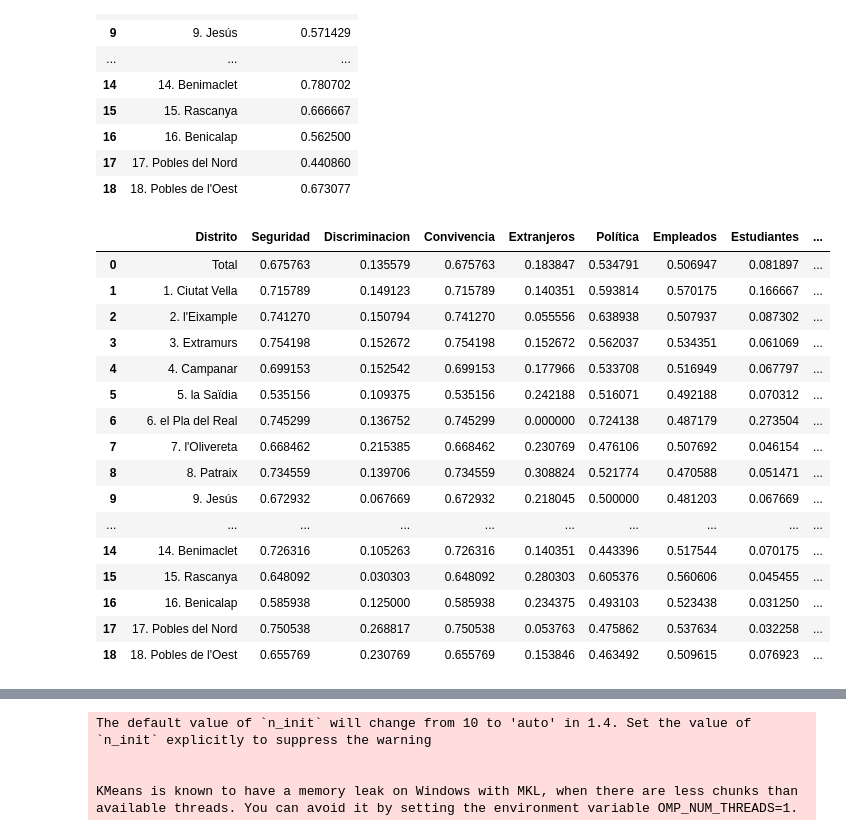
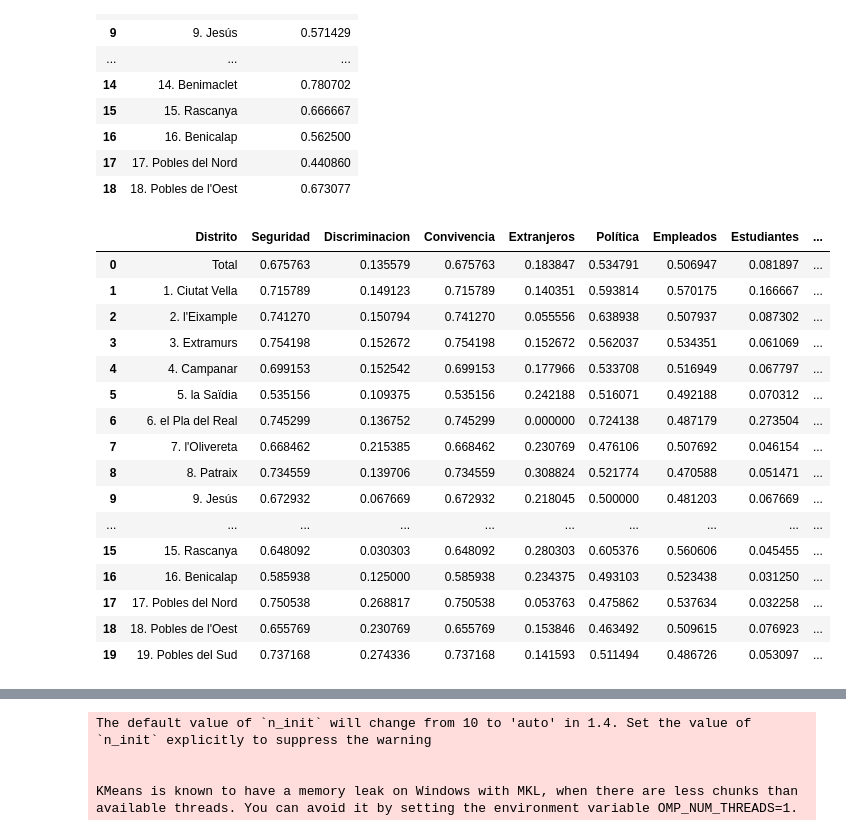
Before and after one commit to esedesam/mcd-nlp-proyecto, a Jupyter notebook: plantilla.ipynb, the cells around one changed output, grey strips where cells are left out. Drawn from its saved outputs; the diff is of its cells as text; code cells hidden in the pictures.

```diff
--- a/plantilla.ipynb
+++ b/plantilla.ipynb
@@ -518,39 +518,39 @@ df_drogas.head(19)
 
 df = pd.merge(df_seguridad, df_discrimin, on='Distrito')
 df = pd.merge(df, df_convivenc, on='Distrito')
 df = pd.merge(df, df_extranjer, on='Distrito')
 df = pd.merge(df, df_op_politi, on='Distrito')
 df = pd.merge(df, df_s_laboral, on='Distrito')
 df = pd.merge(df, df_ingresos, on='Distrito')
 df = pd.merge(df, df_permanencia, on='Distrito')
 df = pd.merge(df, df_satisfacc, on='Distrito')
 df = pd.merge(df, df_pr_situ_econo, on='Distrito')
 df = pd.merge(df, df_pr_acceso_casa, on='Distrito')
 df = pd.merge(df, df_recogida_basura, on='Distrito')
 df = pd.merge(df, df_trafico, on='Distrito')
 df = pd.merge(df, df_prostis, on='Distrito')
 df = pd.merge(df, df_peleasjovenes, on='Distrito')
 df = pd.merge(df, df_drogas, on='Distrito')
 
-df.head(19)
+df.head(20)
 # %% [output]
 |  | Distrito | Seguridad | Discriminacion | Convivencia | Extranjeros | Política | Empleados | Estudiantes | ... |
 | 0 | Total | 0.675763 | 0.135579 | 0.675763 | 0.183847 | 0.534791 | 0.506947 | 0.081897 | ... |
 | 1 | 1. Ciutat Vella | 0.715789 | 0.149123 | 0.715789 | 0.140351 | 0.593814 | 0.570175 | 0.166667 | ... |
 | 2 | 2. l'Eixample | 0.741270 | 0.150794 | 0.741270 | 0.055556 | 0.638938 | 0.507937 | 0.087302 | ... |
 | 3 | 3. Extramurs | 0.754198 | 0.152672 | 0.754198 | 0.152672 | 0.562037 | 0.534351 | 0.061069 | ... |
 | 4 | 4. Campanar | 0.699153 | 0.152542 | 0.699153 | 0.177966 | 0.533708 | 0.516949 | 0.067797 | ... |
 | 5 | 5. la Saïdia | 0.535156 | 0.109375 | 0.535156 | 0.242188 | 0.516071 | 0.492188 | 0.070312 | ... |
 | 6 | 6. el Pla del Real | 0.745299 | 0.136752 | 0.745299 | 0.000000 | 0.724138 | 0.487179 | 0.273504 | ... |
 | 7 | 7. l'Olivereta | 0.668462 | 0.215385 | 0.668462 | 0.230769 | 0.476106 | 0.507692 | 0.046154 | ... |
 | 8 | 8. Patraix | 0.734559 | 0.139706 | 0.734559 | 0.308824 | 0.521774 | 0.470588 | 0.051471 | ... |
 | 9 | 9. Jesús | 0.672932 | 0.067669 | 0.672932 | 0.218045 | 0.500000 | 0.481203 | 0.067669 | ... |
 | ... | ... | ... | ... | ... | ... | ... | ... | ... | ... |
-| 14 | 14. Benimaclet | 0.726316 | 0.105263 | 0.726316 | 0.140351 | 0.443396 | 0.517544 | 0.070175 | ... |
 | 15 | 15. Rascanya | 0.648092 | 0.030303 | 0.648092 | 0.280303 | 0.605376 | 0.560606 | 0.045455 | ... |
 | 16 | 16. Benicalap | 0.585938 | 0.125000 | 0.585938 | 0.234375 | 0.493103 | 0.523438 | 0.031250 | ... |
 | 17 | 17. Pobles del Nord | 0.750538 | 0.268817 | 0.750538 | 0.053763 | 0.475862 | 0.537634 | 0.032258 | ... |
 | 18 | 18. Pobles de l'Oest | 0.655769 | 0.230769 | 0.655769 | 0.153846 | 0.463492 | 0.509615 | 0.076923 | ... |
+| 19 | 19. Pobles del Sud | 0.737168 | 0.274336 | 0.737168 | 0.141593 | 0.511494 | 0.486726 | 0.053097 | ... |
 # %%
 # A df le hacemos una copia, le hacemos PCA y representamos las 3 primeros componentes
 
```
Also changed, not shown: parts of 1 cell of this notebook.
